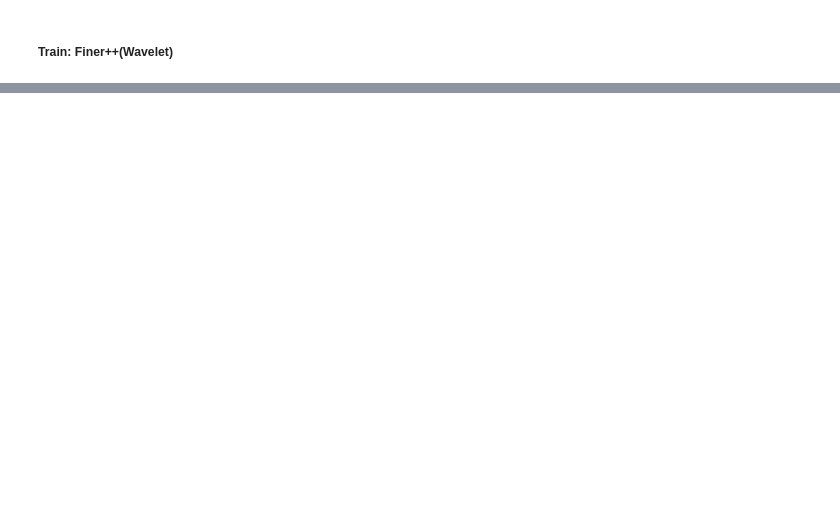
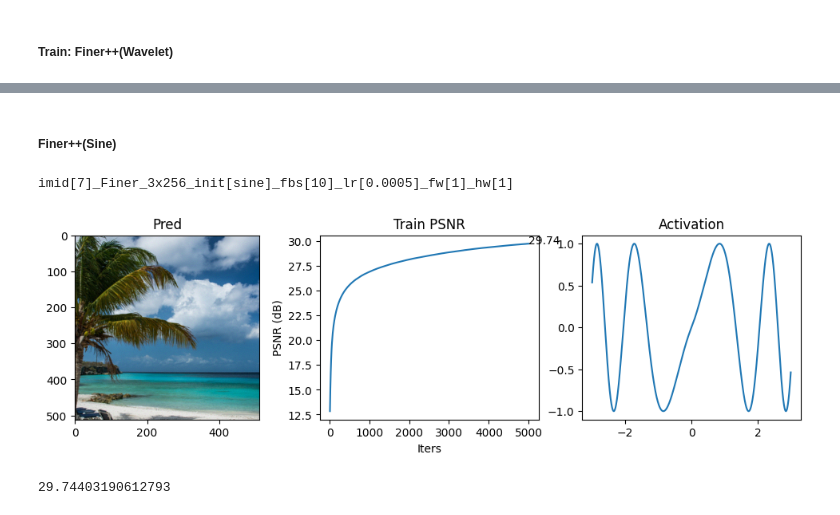
Before and after one commit to liuzhen0212/FINERplusplus, a Jupyter notebook: explore_finerpp.ipynb, the cells around one changed output, grey strips where cells are left out. Cells and saved outputs as stored; diff of their text form; code cells hidden in the pictures; blank space fills up the shorter version.

```diff
--- a/explore_finerpp.ipynb
+++ b/explore_finerpp.ipynb
@@ -872,0 +1098,28 @@ imid[1]_WF_3x256_init[sine]_fbs[1]_lr[0.001]_omega[5]_scale[2]_omegaw[4]
+# %% [markdown]
+##### Finer++(Sine)
+# %%
+cfg = deepcopy(default_cfg)
+cfg.model_type = 'Finer'
+# hparams
+cfg.first_omega = 1
+cfg.hidden_omega = 1
+cfg.init_method = 'sine'
+cfg.fbs = 10
+# log
+cfg.logdir = f'logs/div2k/{cfg.model_type}'
+# train
+cfg.lr = 5e-4
+cfg.reuse = True
+# data
+cfg.imgid = 7
+cfg.datadir = 'data/div2k/test_data/'
+# vis
+cfg.print_expname = True
+cfg.vis_result = True
+cfg.vis_firstlayer_neuron = True
+
+fitting_image_usecfg(cfg)
+# %% [output]
+imid[7]_Finer_3x256_init[sine]_fbs[10]_lr[0.0005]_fw[1]_hw[1]
+[figure, added]
+29.74403190612793
```
Also changed, not shown: parts of 22 cells of this notebook, 2 other files.
